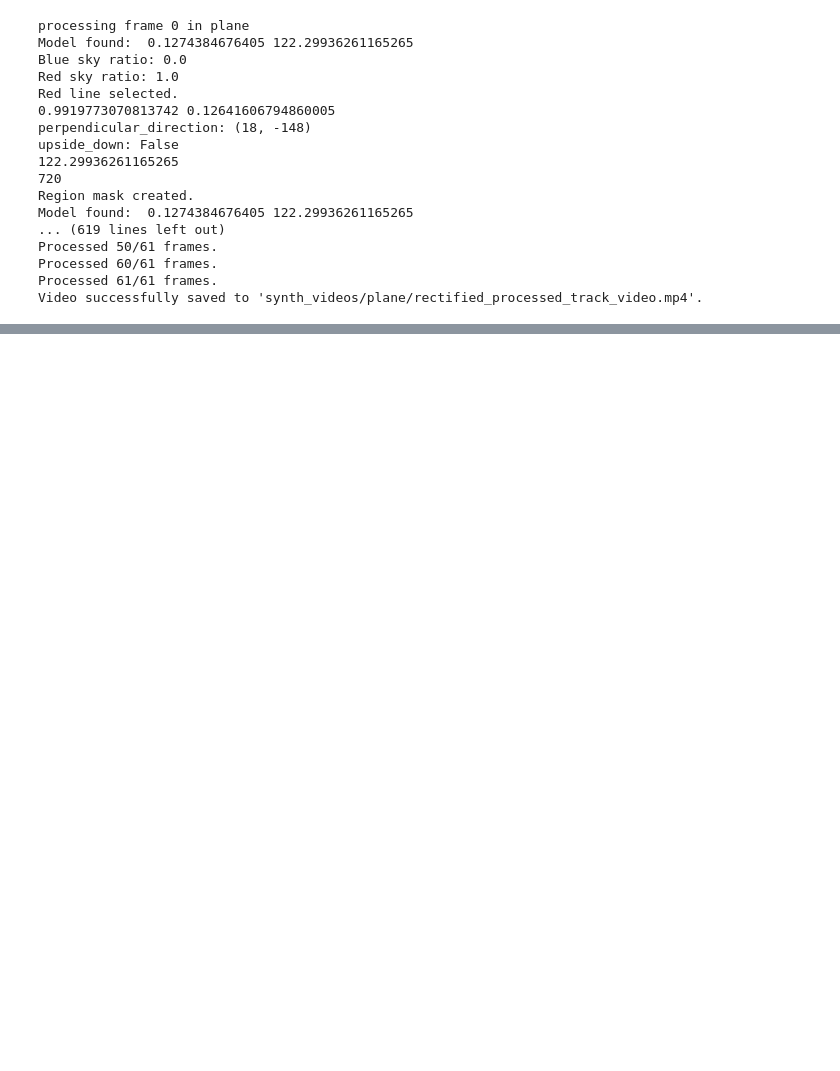
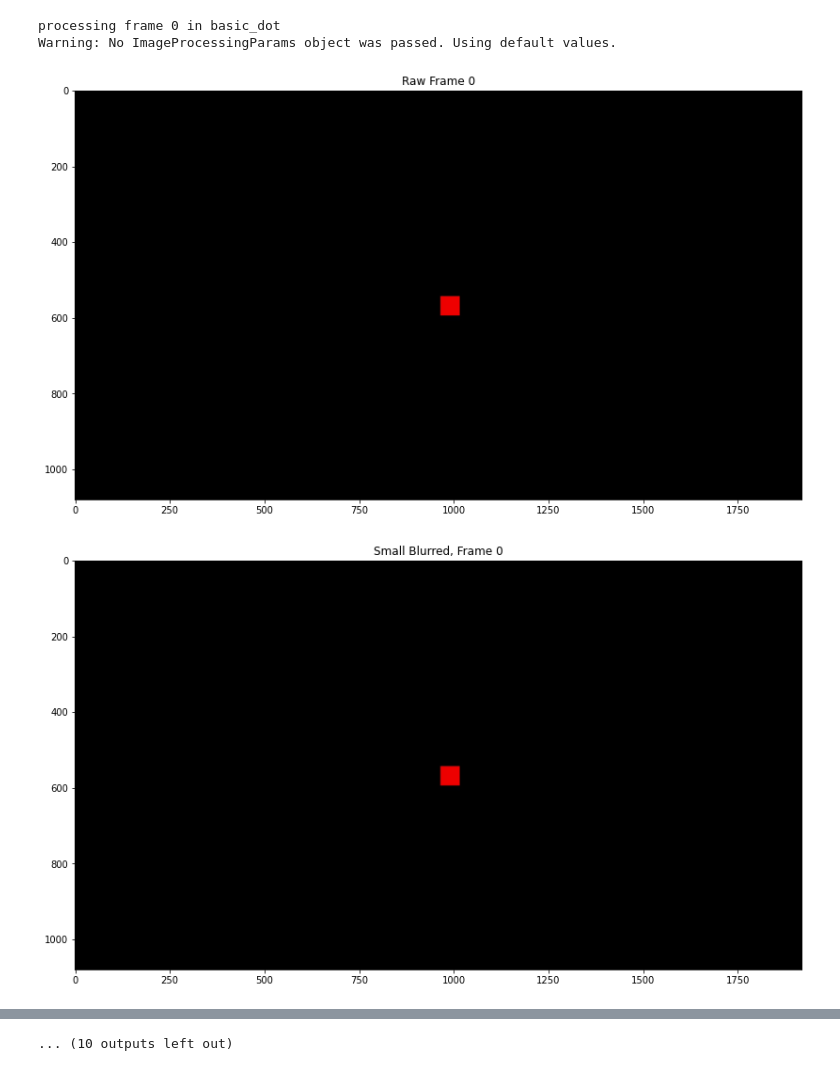
Before and after one commit to robertej19/aiguess, a Jupyter notebook: image_processing/detection.ipynb, the cells around one changed output, grey strips where cells are left out. Drawn from its saved outputs; the diff is of its cells as text; code cells hidden in the pictures; blank space fills up the shorter version.

```diff
--- a/image_processing/detection.ipynb
+++ b/image_processing/detection.ipynb
@@ -49,9 +49,9 @@ def process_videos(base_name_list):
                 print(f"Frame {frame_index} could not be read.")
                 continue
 
-            raw_frame = raw_frame[0:720,0:1280]
+            #raw_frame = raw_frame[0:720,0:1280]
             # Process the frame and get the output data
-            rectified_frame, output_frame, cx, cy, w, h = find_birds(raw_frame,i)
+            rectified_frame,output_frame, cx,cy,w,h, contour_mask = detect_objects(raw_frame,i,debug=True)
 
             # Save the processed frame to the output directory
             output_frame_path = os.path.join(processed_frames_dir, f"frame_{frame_index:03}.jpg")
@@ -85,22 +85,9 @@ def process_videos(base_name_list):
                  output_video_path = f"synth_videos/{base_image_name}/rect_combined_video.mp4")
 # %%
 #image_list = #4","horizon_6"]
-process_videos(["plane",])
+process_videos(["basic_dot",])
 # %% [output]
-processing frame 0 in plane
-Model found:  0.1274384676405 122.29936261165265
-Blue sky ratio: 0.0
-Red sky ratio: 1.0
-Red line selected.
-0.9919773070813742 0.12641606794860005
-perpendicular_direction: (18, -148)
-upside_down: False
-122.29936261165265
-720
-Region mask created.
-Model found:  0.1274384676405 122.29936261165265
-... (619 lines left out)
-Processed 50/61 frames.
-Processed 60/61 frames.
-Processed 61/61 frames.
-Video successfully saved to 'synth_videos/plane/rectified_processed_track_video.mp4'.
+processing frame 0 in basic_dot
+Warning: No ImageProcessingParams object was passed. Using default values.
+[figure, added]
+[figure, added]
@@ -107,0 +103 @@ ZeroDivisionError: division by zero
+... (10 outputs left out)
```
Also changed, not shown: parts of 2 cells of this notebook, 15 other files.
